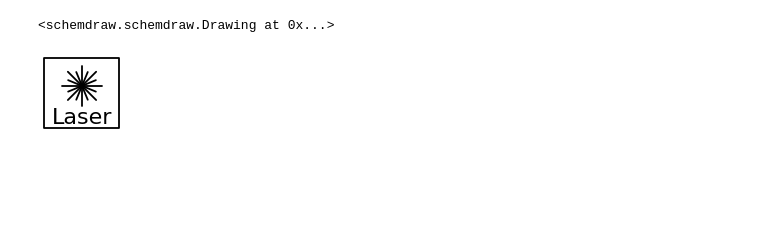
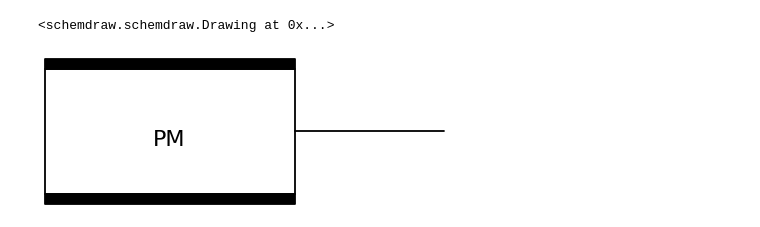
Before and after one commit to lokgar/sdcomms, a Jupyter notebook: sdcomms/_test_components.ipynb, the cells around one changed output. Cells and saved outputs as stored; diff of their text form; code cells hidden in the pictures; blank space fills up the shorter version.

```diff
--- a/sdcomms/_test_components.ipynb
+++ b/sdcomms/_test_components.ipynb
@@ -58,11 +58,12 @@ display(drawElements(elems, d="right"))
 # %%
 import schemdraw
 
 import sdcomms as comms
 
 with schemdraw.Drawing() as d:
     d.config(fontsize=16, lw=1.3)
-    comms.LD()
+    comms.PM().scale(5)
+    comms.Line()
     # comms.OSA()
 # %% [output]
-[figure, old version]
+[figure, new version]
```
Also changed, not shown: parts of 1 cell of this notebook, 1 other file.
